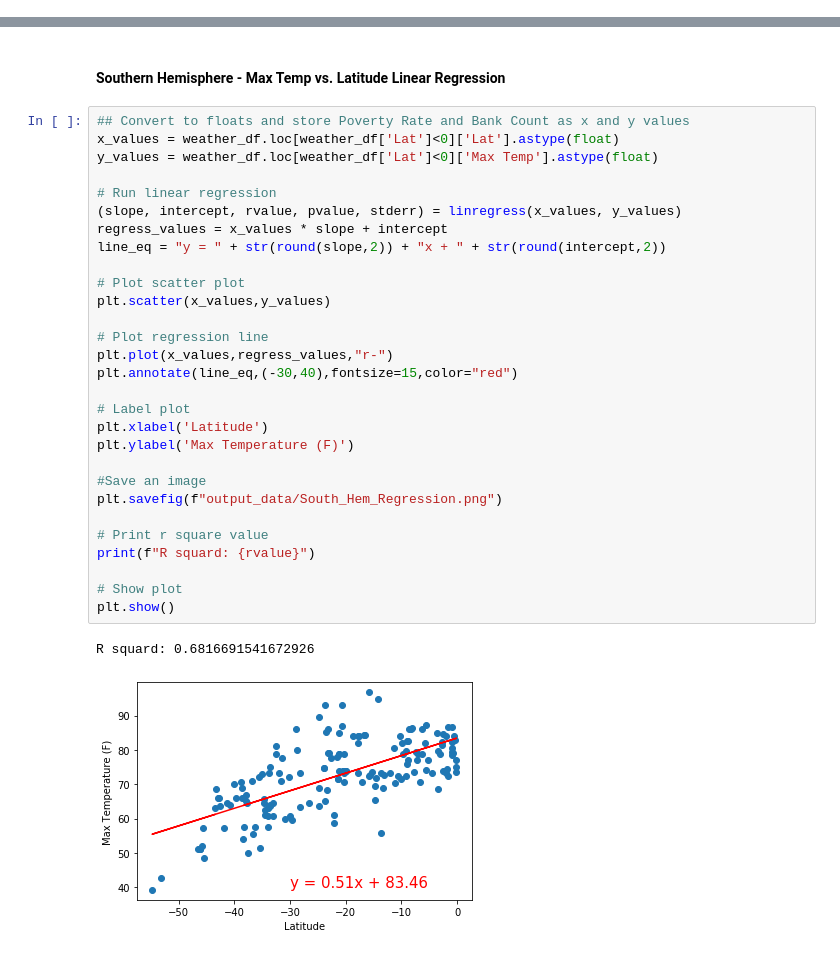
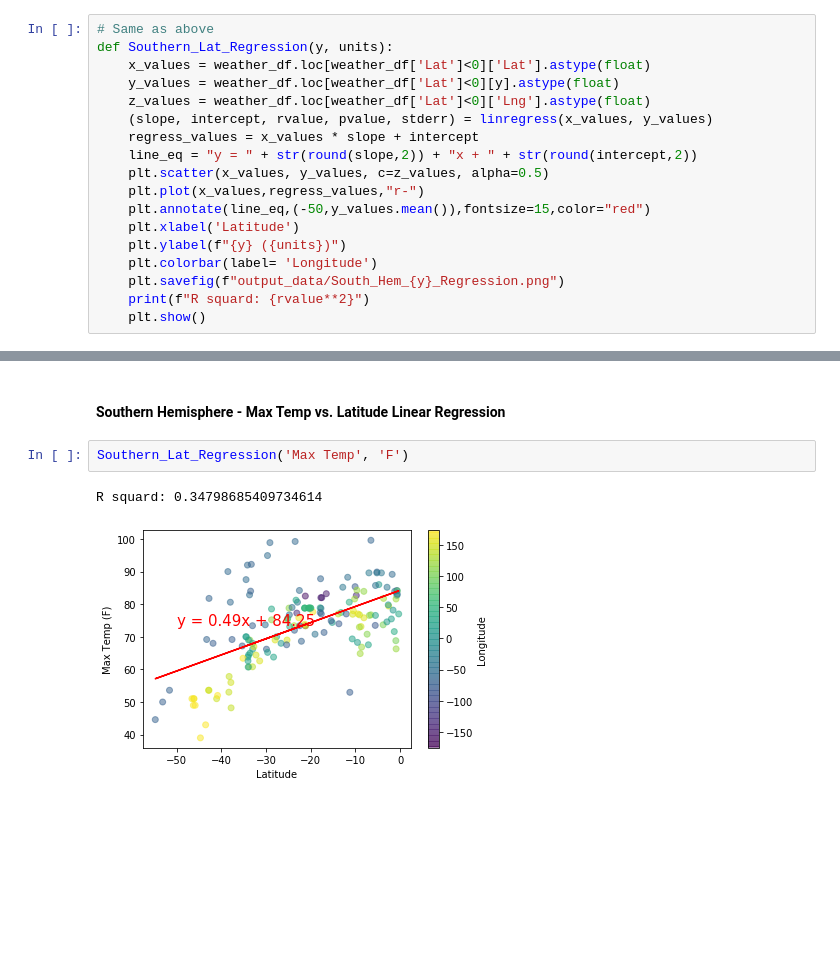
Before and after one commit to TreyWarren/python-api-challenge, a Jupyter notebook: WeatherPy.ipynb, the cells around one changed output, grey strips where cells are left out. Drawn from its saved outputs; the diff is of its cells as text; blank space fills up the shorter version.

```diff
--- a/WeatherPy.ipynb
+++ b/WeatherPy.ipynb
@@ -192,2 +238,20 @@ Lat_vs_plot('Wind Speed', 'mph')
+# %%
+# Same as above
+def Southern_Lat_Regression(y, units):
+    x_values = weather_df.loc[weather_df['Lat']<0]['Lat'].astype(float)
+    y_values = weather_df.loc[weather_df['Lat']<0][y].astype(float)
+    z_values = weather_df.loc[weather_df['Lat']<0]['Lng'].astype(float)
+    (slope, intercept, rvalue, pvalue, stderr) = linregress(x_values, y_values)
+    regress_values = x_values * slope + intercept
+    line_eq = "y = " + str(round(slope,2)) + "x + " + str(round(intercept,2))
+    plt.scatter(x_values, y_values, c=z_values, alpha=0.5)
+    plt.plot(x_values,regress_values,"r-")
+    plt.annotate(line_eq,(-50,y_values.mean()),fontsize=15,color="red")
+    plt.xlabel('Latitude')
+    plt.ylabel(f"{y} ({units})")
+    plt.colorbar(label= 'Longitude')
+    plt.savefig(f"output_data/South_Hem_{y}_Regression.png")
+    print(f"R squard: {rvalue**2}")
+    plt.show()
 # %% [markdown]
 ####  Northern Hemisphere - Max Temp vs. Latitude Linear Regression
@@ -219,34 +263,7 @@ R squard: -0.8951199721118602
 # %% [markdown]
 ####  Southern Hemisphere - Max Temp vs. Latitude Linear Regression
-# %%
-## Convert to floats and store Poverty Rate and Bank Count as x and y values
-x_values = weather_df.loc[weather_df['Lat']<0]['Lat'].astype(float)
-y_values = weather_df.loc[weather_df['Lat']<0]['Max Temp'].astype(float)
-
-# Run linear regression
-(slope, intercept, rvalue, pvalue, stderr) = linregress(x_values, y_values)
-regress_values = x_values * slope + intercept
-line_eq = "y = " + str(round(slope,2)) + "x + " + str(round(intercept,2))
-
-# Plot scatter plot
-plt.scatter(x_values,y_values)
-
-# Plot regression line
-plt.plot(x_values,regress_values,"r-")
-plt.annotate(line_eq,(-30,40),fontsize=15,color="red")
-
-# Label plot
-plt.xlabel('Latitude')
-plt.ylabel('Max Temperature (F)')
-
-#Save an image
-plt.savefig(f"output_data/South_Hem_Regression.png")
-
-# Print r square value
-print(f"R squard: {rvalue}")
-
-# Show plot
-plt.show()
-# %% [output]
-R squard: 0.6816691541672926
-[figure, removed]
+# %%
+Southern_Lat_Regression('Max Temp', 'F')
+# %% [output]
+R squard: 0.34798685409734614
+[figure, added]
```
Also changed, not shown: parts of 30 cells of this notebook, 15 other files.
